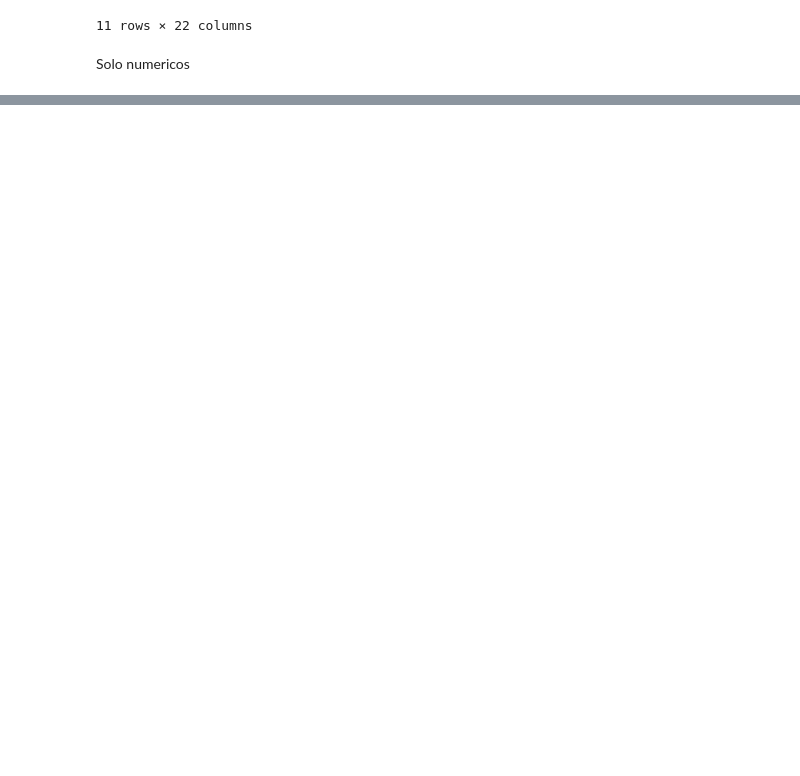
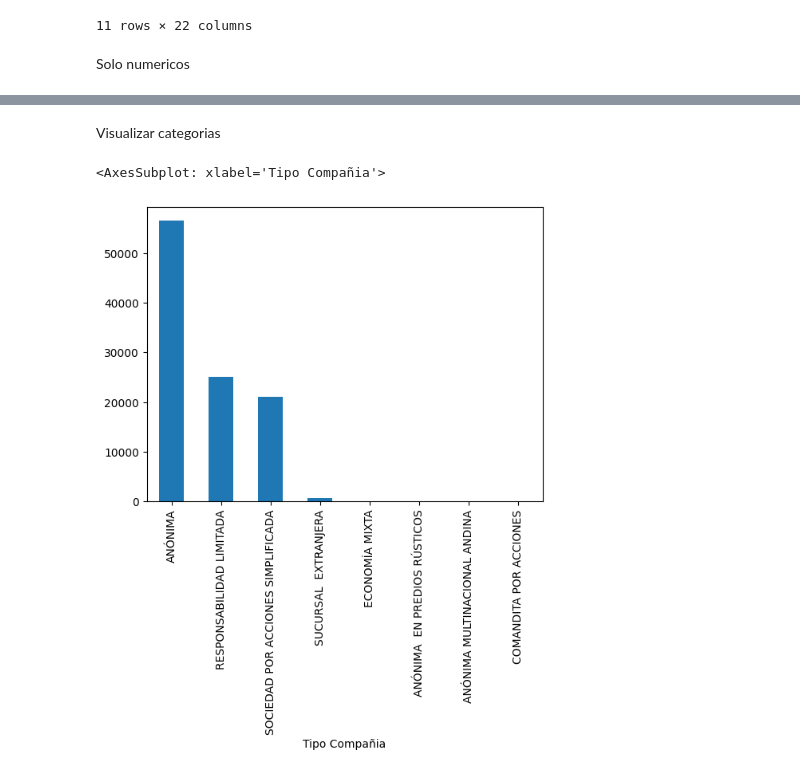
Before and after one commit to alexpin/Scraping_projec, a Jupyter notebook: notebooks/ecua_empresas.ipynb, the cells around one changed output, grey strips where cells are left out. Cells and saved outputs as stored; diff of their text form; code cells hidden in the pictures; blank space fills up the shorter version.

Commit message:
analisis Ecua empresas, tipos de compañias

```diff
--- a/notebooks/ecua_empresas.ipynb
+++ b/notebooks/ecua_empresas.ipynb
@@ -288,0 +327,13 @@ stats_numerics.to_excel('stadistica_numericas.xlsx', index=False)
+# %% [markdown]
+Visualizar categorias
+# %%
+(
+    raw_ranking2022['Tipo Compañia']
+    .value_counts()
+    .plot(
+        kind='bar'
+    )
+)
+# %% [output]
+<AxesSubplot: xlabel='Tipo Compañia'>
+[figure, added]
```
Also changed, not shown: parts of 11 cells of this notebook.
